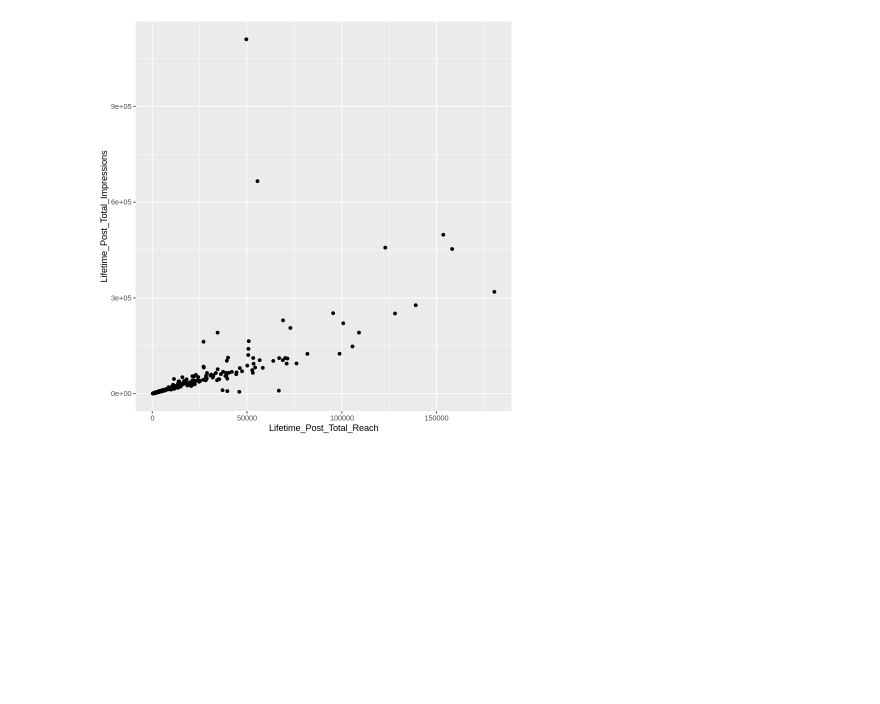
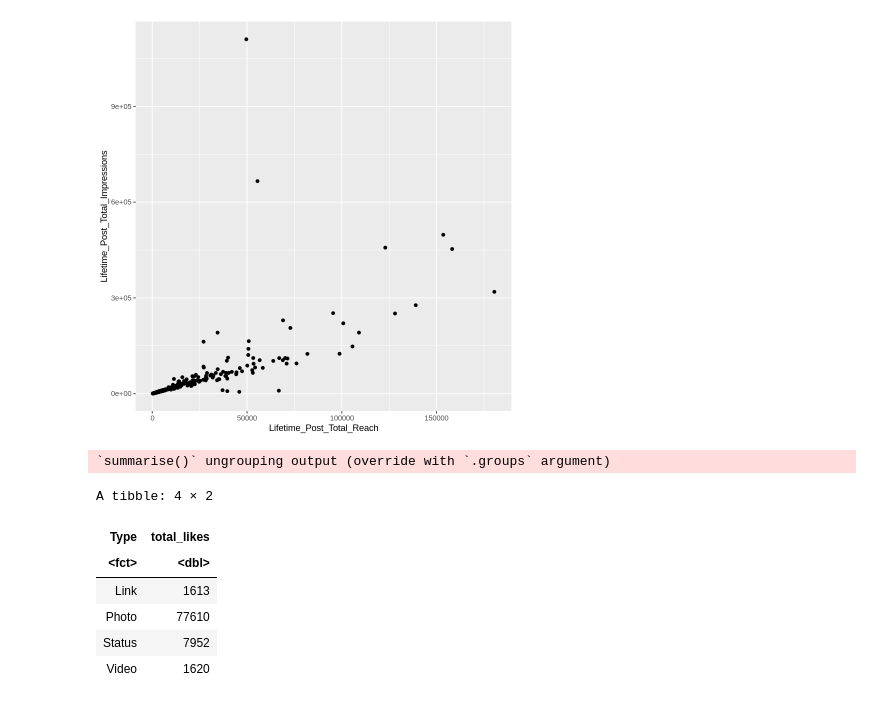
Before and after one commit to calamari99/Facebook-Post-Predictor, a Jupyter notebook: main.ipynb, the cells around one changed output. Cells and saved outputs as stored; diff of their text form; code cells hidden in the pictures; blank space fills up the shorter version.

```diff
--- a/main.ipynb
+++ b/main.ipynb
@@ -102,3 +102,18 @@ test_plot <- facebook %>% ggplot(aes(x = Lifetime_Post_Total_Reach, y = Lifetime
 test_plot
 # %% [output]
 [figure]
+# %%
+likes_by_type <- facebook %>%
+group_by(Type) %>%
+summarise(total_likes = sum(like, na.rm = TRUE))
+
+likes_by_type
+# %% [output]
+`summarise()` ungrouping output (override with `.groups` argument)
+A tibble: 4 × 2
+| Type | total_likes |
+| <fct> | <dbl> |
+| Link | 1613 |
+| Photo | 77610 |
+| Status | 7952 |
+| Video | 1620 |
```
Also changed, not shown: parts of 2 cells of this notebook.
